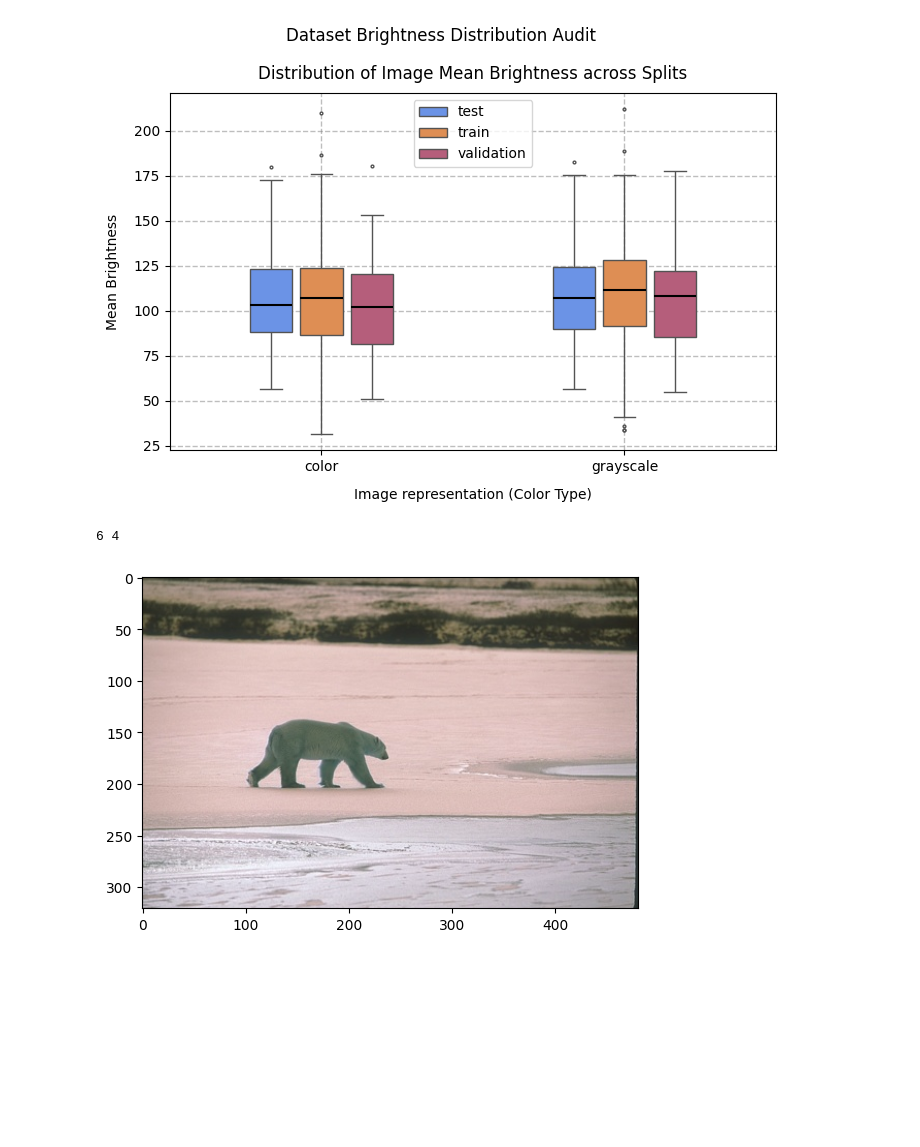
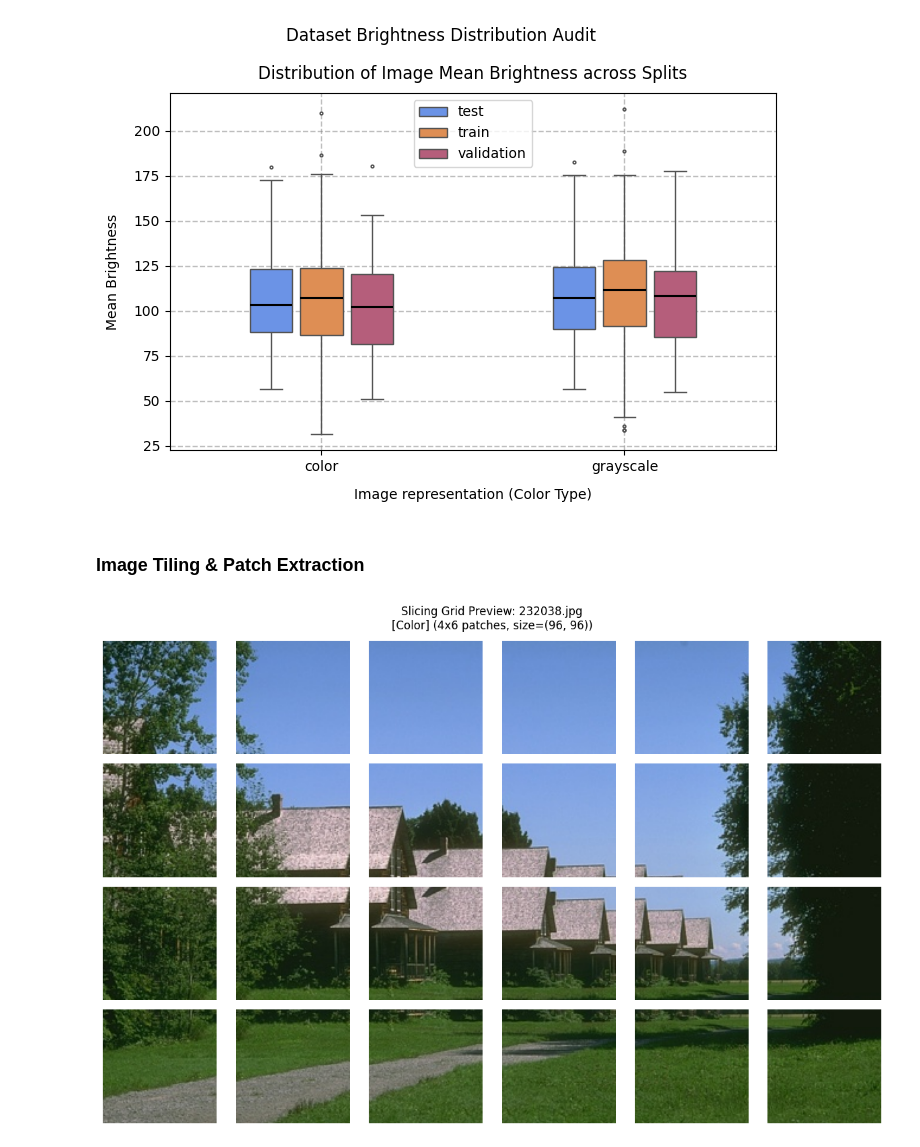
Before and after one commit to BogdanPinchuk/ComputerVision-PBY_HW16_Course_Project, a Jupyter notebook: Bohdan_Pinchuk_CV_HW16_UA.ipynb, the cells around one changed output. Saved outputs shown, nothing was run; the diff lists cells and outputs as text; code cells hidden in the pictures; blank space fills up the shorter version.

Commit message:
[Homework16] - added presentation image slicing

```diff
--- a/Bohdan_Pinchuk_CV_HW16_UA.ipynb
+++ b/Bohdan_Pinchuk_CV_HW16_UA.ipynb
@@ -723,31 +723,75 @@ plt.show()
 # %% [output]
 [figure]
 # %%
-# template
+# Example of the slicing
 
+import cv2
 import importlib
+import numpy as np
 import apps.main as mn
 
 importlib.reload(mn)
 
 # Input data
+patch_size = (96, 96)
 
 # Solution
-temp_image = cv2.imread(str(train_c_files[0]), cv2.IMREAD_UNCHANGED)
-plt.imshow(temp_image)
+is_color = bool(np.random.choice([True, False]))
+train_files = train_c_files if is_color else train_bw_files
 
+random_img_idx = np.random.choice(len(train_files))
+example_img_path = train_files[random_img_idx]
+example_img = cv2.imread(str(example_img_path), cv2.IMREAD_UNCHANGED)
+if example_img is None:
+    raise FileNotFoundError(f"File read error: {example_img_path}")
 
-patches = mn.image_slicer(temp_image, (96, 96), is_flat=False)
-n_rows = len(patches)          # кількість по вертикалі (Y)
-n_cols = len(patches[0])       # кількість по горизонталі (X)
-# print(len(patches))
-print(n_cols, n_rows)
+# processing color image
+if example_img.ndim == 3:
+    example_img = cv2.cvtColor(example_img, cv2.COLOR_BGR2RGB)
 
+example_patches = mn.image_slicer(example_img, patch_size, is_flat=False)
 
 # Print results
+display(Markdown("### Image Tiling & Patch Extraction"))
 # %% [output]
-6 4
-[figure, removed]
+### Image Tiling & Patch Extraction
+# %%
+# Graphic results
+
+import math
+import numpy as np
+import matplotlib.pyplot as plt
+
+# Input data
+n_img_cols = len(example_patches[0])
+images_list = [patch for row in example_patches for patch in row]
+
+# Solution
+img_type_label = "Color" if example_img.ndim == 3 else "Grayscale"
+n_img_rows = math.ceil(len(images_list) / n_img_cols)
+
+_, axes = plt.subplots(n_img_rows, n_img_cols, figsize=(2 * n_img_cols, 2 * n_img_rows))
+axes_list = np.array(axes).flatten()
+
+for idx, img_data in enumerate(images_list):
+    ax = axes_list[idx]
+    if len(img_data.shape) == 3:
+        ax.imshow(img_data)
+    else:
+        ax.imshow(img_data, cmap='gray', vmin=0, vmax=255)
+    ax.axis(False)
+
+# remove empty charts
+for idx in range(len(images_list), len(axes_list)):
+    axes_list[idx].remove()
+
+# Plot
+plt.suptitle(
+    f"Slicing Grid Preview: {example_img_path.name}\n[{img_type_label}] ({n_img_rows}x{n_img_cols} patches, size={patch_size})")
+plt.tight_layout()
+plt.show()
+# %% [output]
+[figure, added]
 # %%
 # template
 
```
Also changed, not shown: parts of 2 cells of this notebook.
